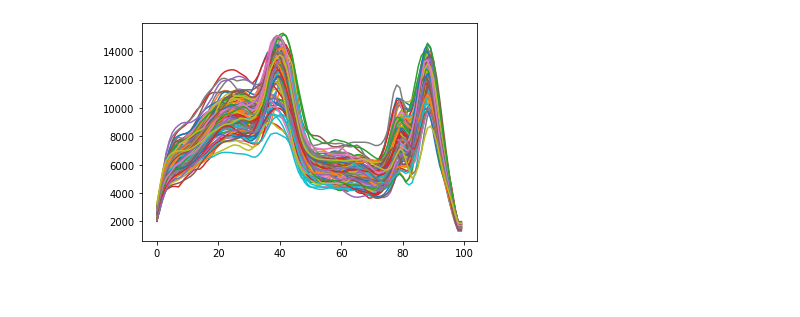
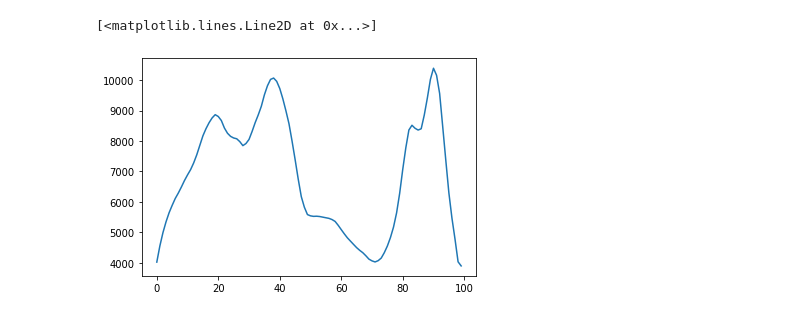
Before and after one commit to ApfeldLab/pharynx_redox, a Jupyter notebook: python/notebooks/playground.ipynb, the cells around one changed output. Saved outputs shown, nothing was run; the diff lists cells and outputs as text; code cells hidden in the pictures.

Commit message:
data analysis

```diff
--- a/python/notebooks/playground.ipynb
+++ b/python/notebooks/playground.ipynb
@@ -2,6 +2,7 @@
 from pharynx_analysis import (pharynx_io as pio, image_processing as ip, experiment, plots)
 import numpy as np
 import matplotlib.pyplot as plt
+from matplotlib.collections import LineCollection
 import xarray as xr
 from importlib import reload
 from skimage import measure, transform
@@ -13,3 +14,18 @@ from sklearn.preprocessing import scale
 import pandas as pd
 from scipy.signal import find_peaks
 from pprint import pprint
+from pathlib import Path
+from skimage import io as skio
+
+reload(pio);
+reload(ip);
+reload(experiment);
+
+dir_path = Path("/Users/sean/code/wormAnalysis/data/paired_ratio_minimal/2017_02_22-HD233_SAY47-OK/")
+imaging_scheme = "TL/470/410/470/410"
+
+
+img_path = str(dir_path.joinpath(dir_path.stem + '.tif'))
+strain_map_path = str(dir_path.joinpath('indexer.csv'))
+
+strains = pio.load_strain_map_from_disk(strain_map_path)
@@ -20,6 +32,2 @@ reload(experiment);
-# %%
-img_path = "/Users/sean/code/wormAnalysis/data/paired_ratio_minimal/2017_02_23-HD233_HD236/2017_02_23-HD233_HD236.tif"
-strain_map_path = "/Users/sean/code/wormAnalysis/data/paired_ratio_minimal/2017_02_23-HD233_HD236/indexer.csv"
-strains = pio.load_strain_map_from_disk(strain_map_path)
 # %%
-ex = experiment.PairExperiment(img_path, "TL/470/410/470/410", strains)
+ex = experiment.PairExperiment(img_path, imaging_scheme, strains)
@@ -26,4 +100,5 @@ ex = experiment.PairExperiment(img_path, "TL/470/410/470/410", strains)
 # %%
-plt.plot(ex.trimmed_intensity_data.sel(wavelength='410', pair=0).T);
+plt.plot(ex.trimmed_intensity_data.sel(wavelength='410', pair=0).isel(strain=0))
 # %% [output]
+[<matplotlib.lines.Line2D at 0x...>]
-[figure, old version]
+[figure, new version]
```
Also changed, not shown: parts of 36 cells of this notebook, 6 other files.
